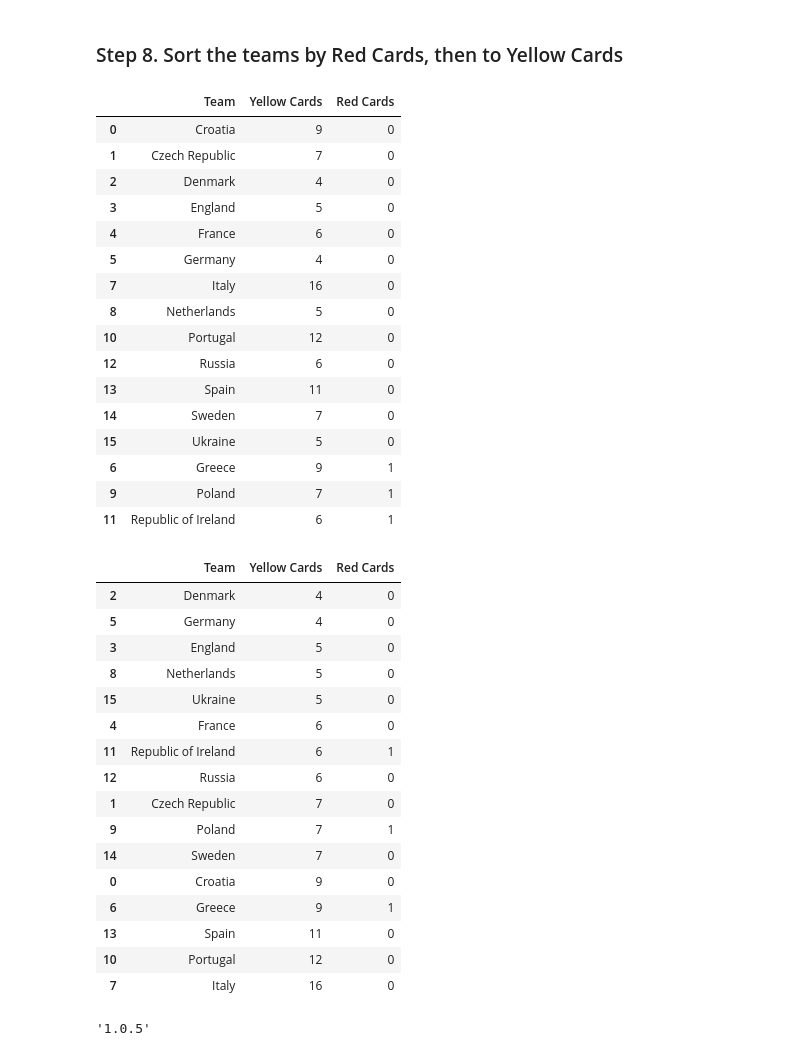
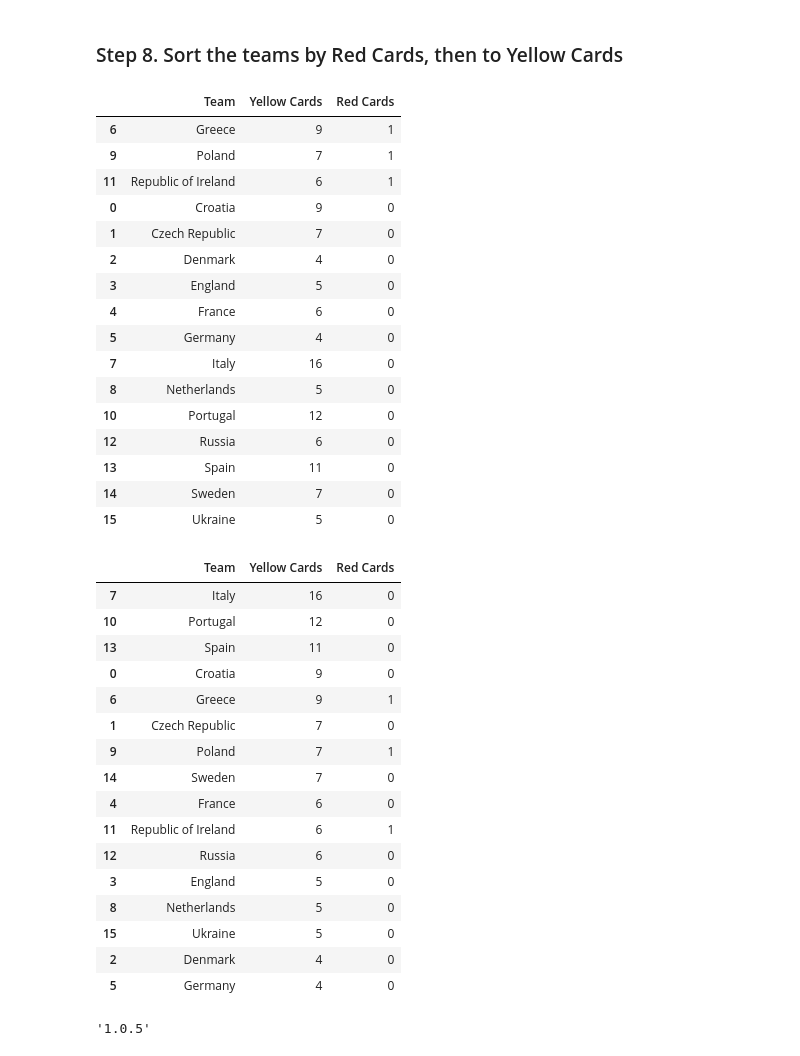
Before and after one commit to Jalex-Yestera/datascience-thebridge, a Jupyter notebook: week4/day3/exercises/pandas/2_Filtering_&_Sorting/Euro12/Solutions.ipynb, the cells around one changed output. Cells and saved outputs as stored; diff of their text form; code cells hidden in the pictures.

```diff
--- a/week4/day3/exercises/pandas/2_Filtering_&_Sorting/Euro12/Solutions.ipynb
+++ b/week4/day3/exercises/pandas/2_Filtering_&_Sorting/Euro12/Solutions.ipynb
@@ -111,9 +111,12 @@ discipline
 # %% [markdown]
 ### Step 8. Sort the teams by Red Cards, then to Yellow Cards
 # %%
-discipline.sort_values(by=['Red Cards'])
+discipline.sort_values(by=['Red Cards'], ascending = False)
 # %% [output]
 |  | Team | Yellow Cards | Red Cards |
+| 6 | Greece | 9 | 1 |
+| 9 | Poland | 7 | 1 |
+| 11 | Republic of Ireland | 6 | 1 |
 | 0 | Croatia | 9 | 0 |
 | 1 | Czech Republic | 7 | 0 |
 | 2 | Denmark | 4 | 0 |
@@ -127,29 +130,26 @@ discipline.sort_values(by=['Red Cards'])
 | 13 | Spain | 11 | 0 |
 | 14 | Sweden | 7 | 0 |
 | 15 | Ukraine | 5 | 0 |
-| 6 | Greece | 9 | 1 |
-| 9 | Poland | 7 | 1 |
-| 11 | Republic of Ireland | 6 | 1 |
 # %%
-discipline.sort_values(by=['Yellow Cards'])
+discipline.sort_values(by=['Yellow Cards'], ascending = False)
 # %% [output]
 |  | Team | Yellow Cards | Red Cards |
-| 2 | Denmark | 4 | 0 |
-| 5 | Germany | 4 | 0 |
+| 7 | Italy | 16 | 0 |
+| 10 | Portugal | 12 | 0 |
+| 13 | Spain | 11 | 0 |
+| 0 | Croatia | 9 | 0 |
+| 6 | Greece | 9 | 1 |
+| 1 | Czech Republic | 7 | 0 |
+| 9 | Poland | 7 | 1 |
+| 14 | Sweden | 7 | 0 |
+| 4 | France | 6 | 0 |
+| 11 | Republic of Ireland | 6 | 1 |
+| 12 | Russia | 6 | 0 |
 | 3 | England | 5 | 0 |
 | 8 | Netherlands | 5 | 0 |
 | 15 | Ukraine | 5 | 0 |
-| 4 | France | 6 | 0 |
-| 11 | Republic of Ireland | 6 | 1 |
-| 12 | Russia | 6 | 0 |
-| 1 | Czech Republic | 7 | 0 |
-| 9 | Poland | 7 | 1 |
-| 14 | Sweden | 7 | 0 |
-| 0 | Croatia | 9 | 0 |
-| 6 | Greece | 9 | 1 |
-| 13 | Spain | 11 | 0 |
-| 10 | Portugal | 12 | 0 |
-| 7 | Italy | 16 | 0 |
+| 2 | Denmark | 4 | 0 |
+| 5 | Germany | 4 | 0 |
 # %%
 pd.__version__
 # %% [output]
```
Also changed, not shown: parts of 10 cells of this notebook, 13 other files.
